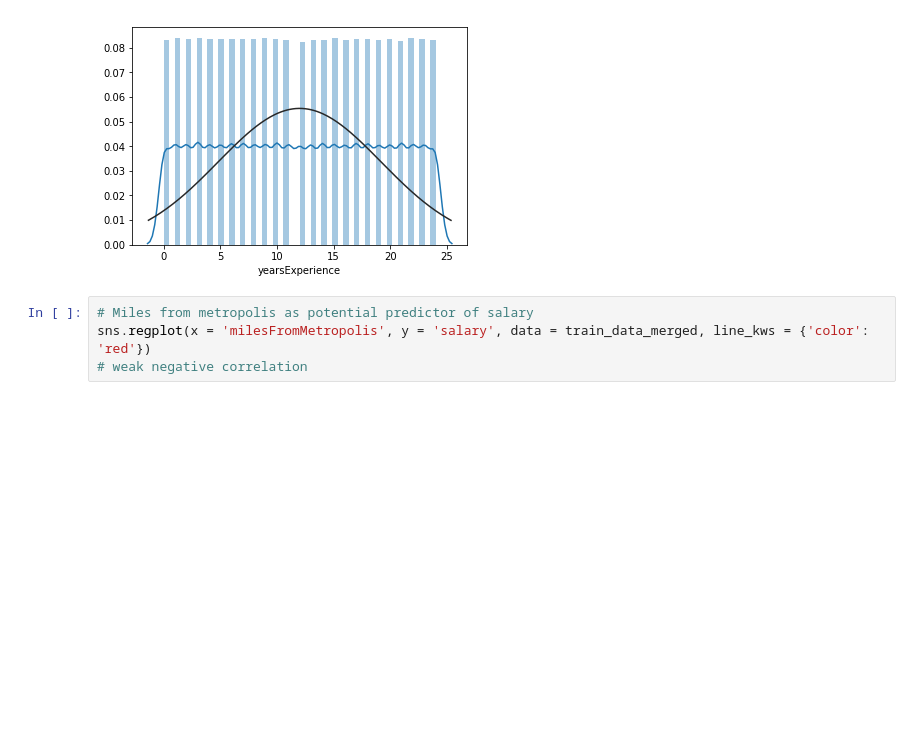
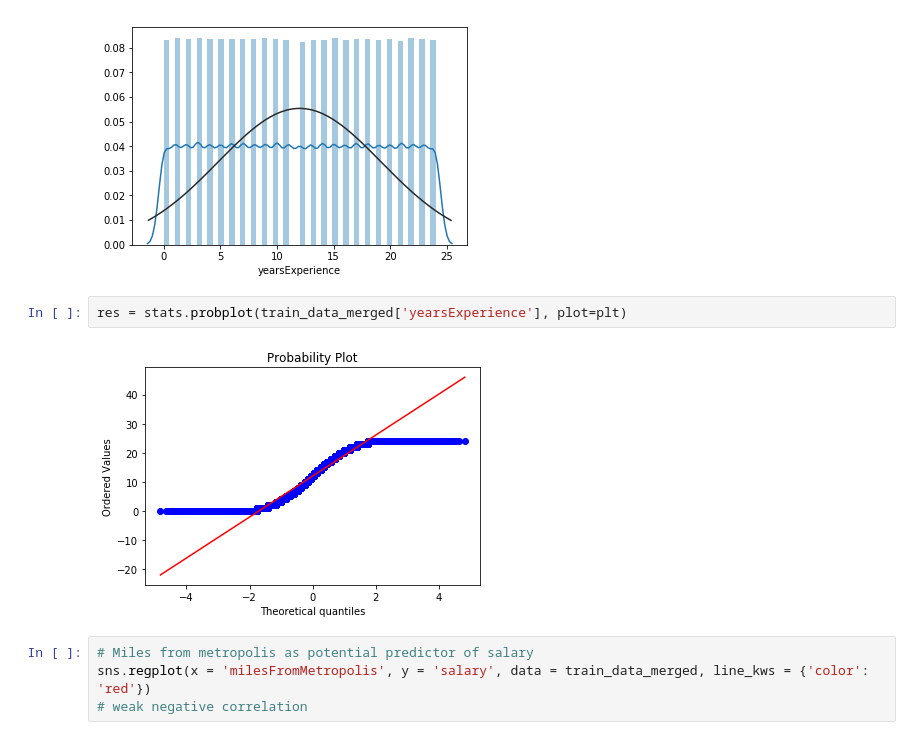
Before and after one commit to deejayrusso/Salary-Prediction-Portfolio, a Jupyter notebook: Salary Prediction Notebook.ipynb, the cells around one changed output. Saved outputs shown, nothing was run; the diff lists cells and outputs as text; blank space fills up the shorter version.

```diff
--- a/Salary Prediction Notebook.ipynb
+++ b/Salary Prediction Notebook.ipynb
@@ -327,6 +331,10 @@ sns.distplot(train_data_merged['yearsExperience'], fit=norm)
 # %% [output]
 <matplotlib.axes._subplots.AxesSubplot at 0x...>
 [figure]
+# %%
+res = stats.probplot(train_data_merged['yearsExperience'], plot=plt)
+# %% [output]
+[figure, added]
 # %%
 # Miles from metropolis as potential predictor of salary
 sns.regplot(x = 'milesFromMetropolis', y = 'salary', data = train_data_merged, line_kws = {'color': 'red'})
```
Also changed, not shown: parts of 2 cells of this notebook.
